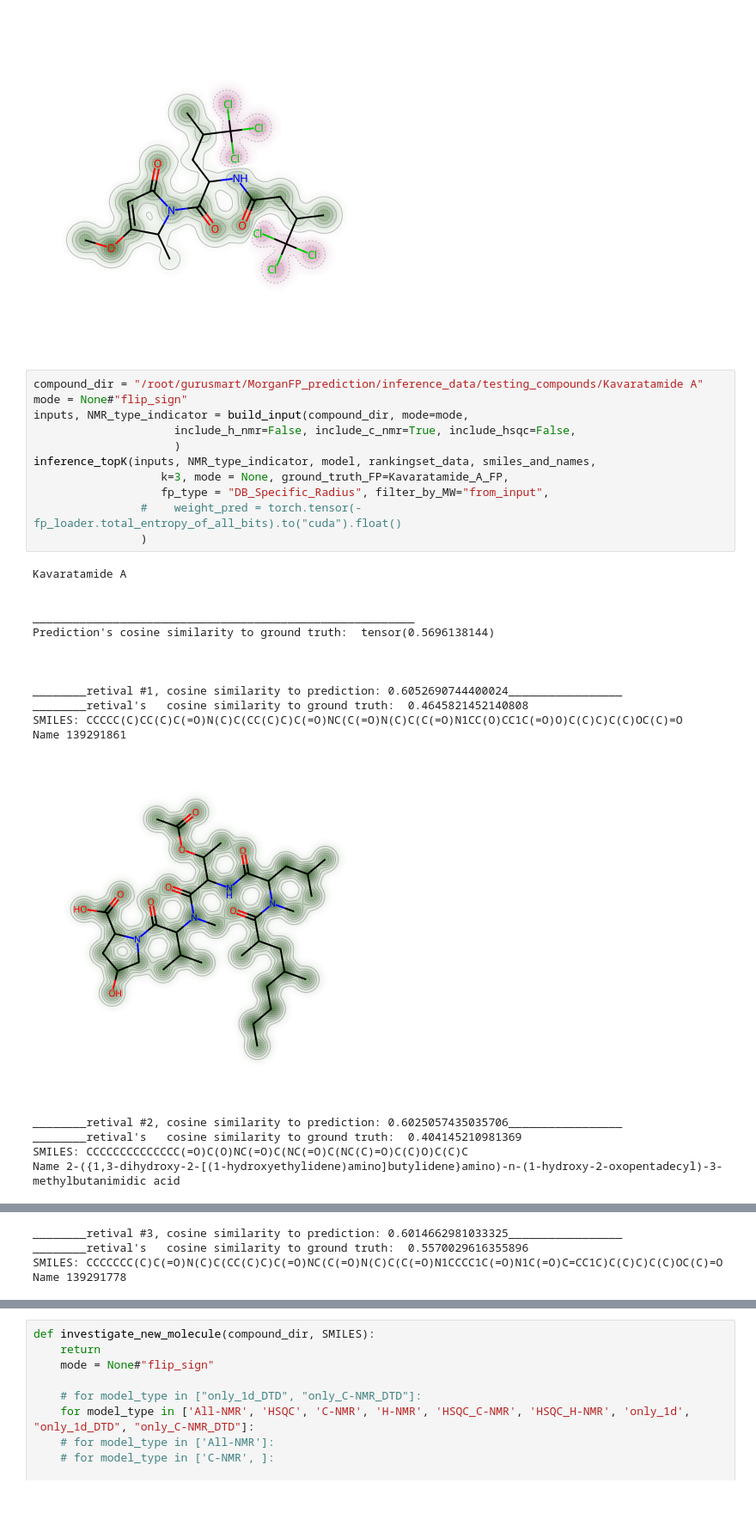
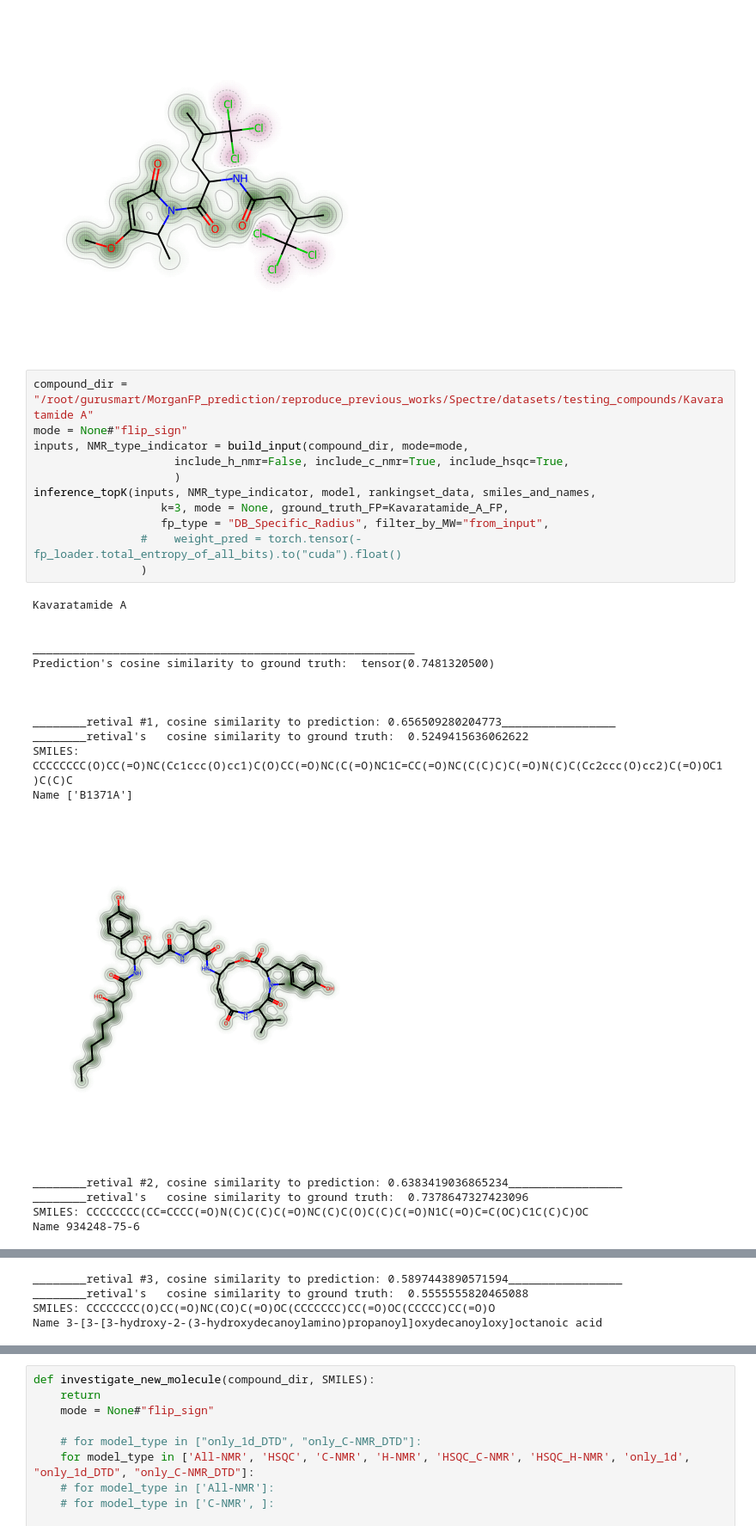
Before and after one commit to xwd0418/Spectre, a Jupyter notebook: inference/inference_with_unique_FP.ipynb, the cells around one changed output, grey strips where cells are left out. Shown at 86% size. Cells and saved outputs as stored; diff of their text form; blank space fills up the shorter version.

```diff
--- a/inference/inference_with_unique_FP.ipynb
+++ b/inference/inference_with_unique_FP.ipynb
@@ -238,31 +234,31 @@ SMILES: COC1=CC(=O)N(C(=O)C(CC(C)C(Cl)(Cl)Cl)NC(=O)CC(C)C(Cl)(Cl)Cl)C1C
 Name dysideapyrrolidone
 [figure]
 # %%
-compound_dir = "/root/gurusmart/MorganFP_prediction/inference_data/testing_compounds/Kavaratamide A"
+compound_dir = "/root/gurusmart/MorganFP_prediction/reproduce_previous_works/Spectre/datasets/testing_compounds/Kavaratamide A"
 mode = None#"flip_sign"
 inputs, NMR_type_indicator = build_input(compound_dir, mode=mode,
-                     include_h_nmr=False, include_c_nmr=True, include_hsqc=False,
+                     include_h_nmr=False, include_c_nmr=True, include_hsqc=True,
                      )
 inference_topK(inputs, NMR_type_indicator, model, rankingset_data, smiles_and_names,
                    k=3, mode = None, ground_truth_FP=Kavaratamide_A_FP,
                    fp_type = "DB_Specific_Radius", filter_by_MW="from_input",
                 #    weight_pred = torch.tensor(-fp_loader.total_entropy_of_all_bits).to("cuda").float()
                 )
 # %% [output]
 Kavaratamide A
 
 
 _________________________________________________________
-Prediction's cosine similarity to ground truth:  tensor(0.5696138144)
+Prediction's cosine similarity to ground truth:  tensor(0.7481320500)
 
 
 
-________retival #1, cosine similarity to prediction: 0.6052690744400024_________________
-________retival's   cosine similarity to ground truth:  0.4645821452140808
-SMILES: CCCCC(C)CC(C)C(=O)N(C)C(CC(C)C)C(=O)NC(C(=O)N(C)C(C(=O)N1CC(O)CC1C(=O)O)C(C)C)C(C)OC(C)=O
-Name 139291861
+________retival #1, cosine similarity to prediction: 0.656509280204773_________________
+________retival's   cosine similarity to ground truth:  0.5249415636062622
+SMILES: CCCCCCCC(O)CC(=O)NC(Cc1ccc(O)cc1)C(O)CC(=O)NC(C(=O)NC1C=CC(=O)NC(C(C)C)C(=O)N(C)C(Cc2ccc(O)cc2)C(=O)OC1)C(C)C
+Name ['B1371A']
-[figure, old version]
+[figure, new version]
-________retival #2, cosine similarity to prediction: 0.6025057435035706_________________
-________retival's   cosine similarity to ground truth:  0.404145210981369
-SMILES: CCCCCCCCCCCCCC(=O)C(O)NC(=O)C(NC(=O)C(NC(C)=O)C(C)O)C(C)C
-Name 2-({1,3-dihydroxy-2-[(1-hydroxyethylidene)amino]butylidene}amino)-n-(1-hydroxy-2-oxopentadecyl)-3-methylbutanimidic acid
+________retival #2, cosine similarity to prediction: 0.6383419036865234_________________
+________retival's   cosine similarity to ground truth:  0.7378647327423096
+SMILES: CCCCCCCC(CC=CCCC(=O)N(C)C(C)C(=O)NC(C)C(O)C(C)C(=O)N1C(=O)C=C(OC)C1C(C)C)OC
+Name 934248-75-6
@@ -270,4 +266,4 @@ Name 2-({1,3-dihydroxy-2-[(1-hydroxyethylidene)amino]butylidene}amino)-n-(1-hydr
-________retival #3, cosine similarity to prediction: 0.6014662981033325_________________
-________retival's   cosine similarity to ground truth:  0.5570029616355896
-SMILES: CCCCCCC(C)C(=O)N(C)C(CC(C)C)C(=O)NC(C(=O)N(C)C(C(=O)N1CCCC1C(=O)N1C(=O)C=CC1C)C(C)C)C(C)OC(C)=O
-Name 139291778
+________retival #3, cosine similarity to prediction: 0.5897443890571594_________________
+________retival's   cosine similarity to ground truth:  0.5555555820465088
+SMILES: CCCCCCCC(O)CC(=O)NC(CO)C(=O)OC(CCCCCCC)CC(=O)OC(CCCCC)CC(=O)O
+Name 3-[3-[3-hydroxy-2-(3-hydroxydecanoylamino)propanoyl]oxydecanoyloxy]octanoic acid
```
Also changed, not shown: parts of 11 cells of this notebook, 1 other file.
